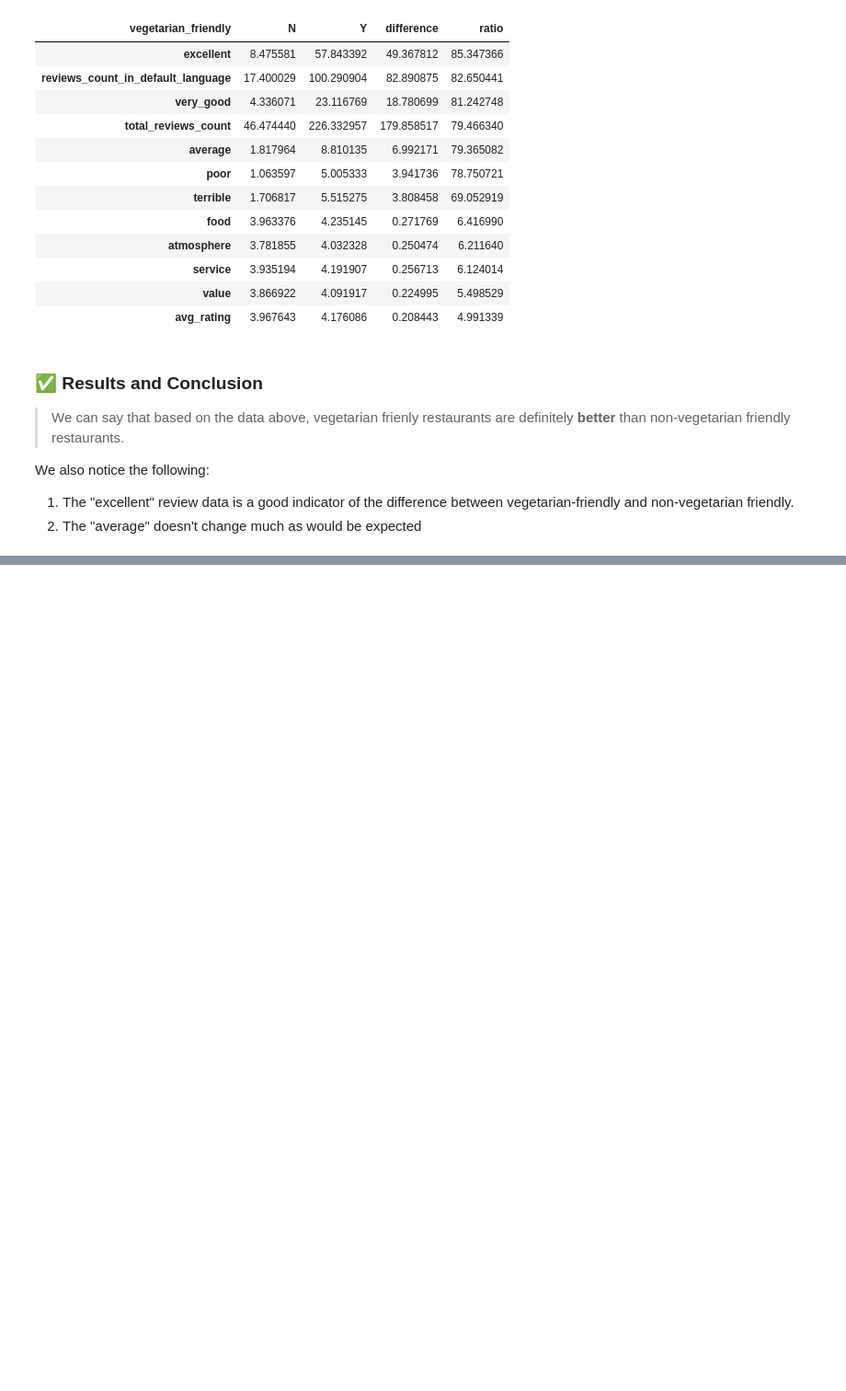
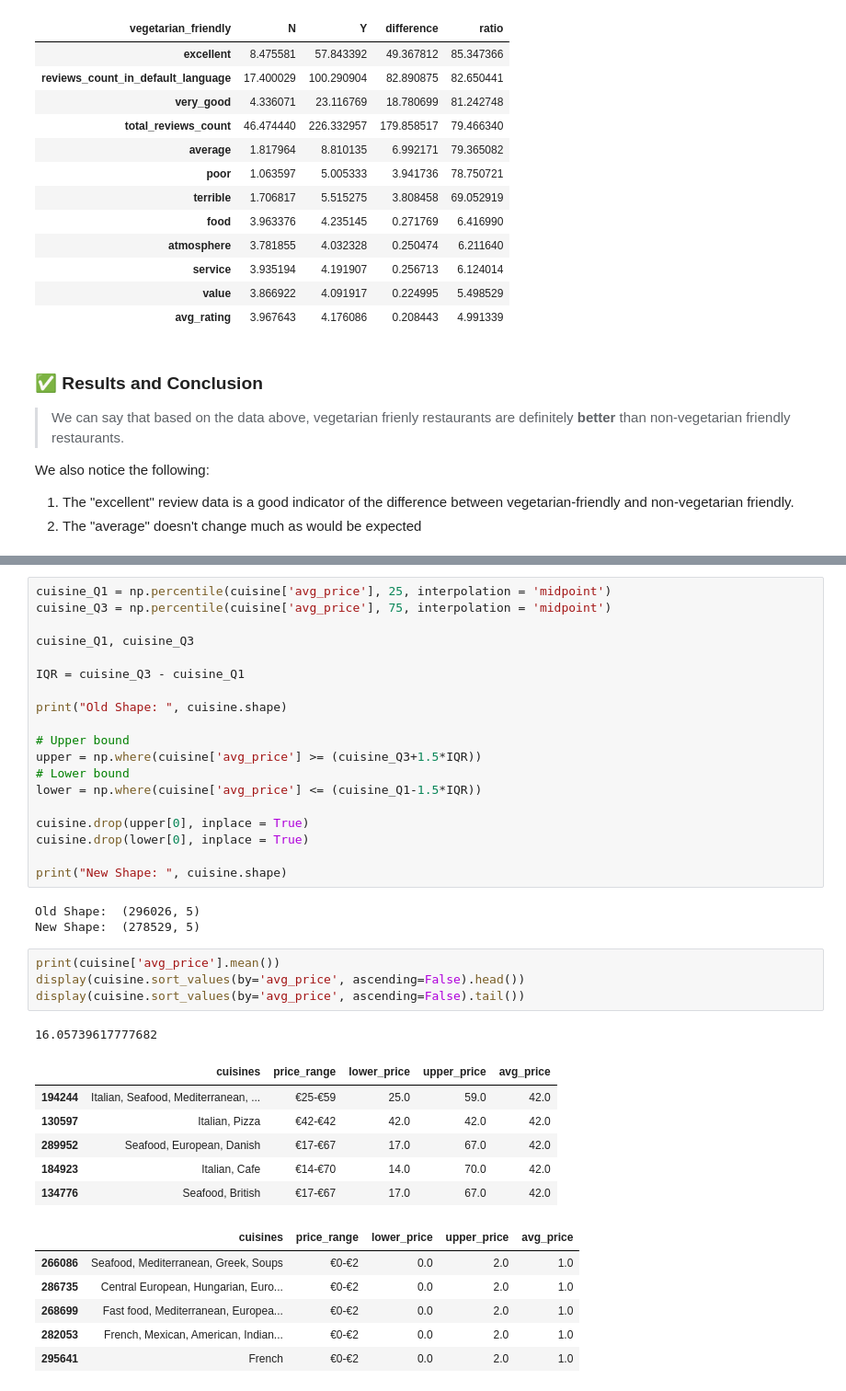
Before and after one commit to nablosos/food-data-analysis, a Jupyter notebook: project.ipynb, the cells around one changed output, grey strips where cells are left out. Shown at 92% size. Cells and saved outputs as stored; diff of their text form; blank space fills up the shorter version.

```diff
--- a/project.ipynb
+++ b/project.ipynb
@@ -415,0 +480,40 @@ We also notice the following:
+# %%
+cuisine_Q1 = np.percentile(cuisine['avg_price'], 25, interpolation = 'midpoint')
+cuisine_Q3 = np.percentile(cuisine['avg_price'], 75, interpolation = 'midpoint')
+
+cuisine_Q1, cuisine_Q3
+
+IQR = cuisine_Q3 - cuisine_Q1
+
+print("Old Shape: ", cuisine.shape)
+
+# Upper bound
+upper = np.where(cuisine['avg_price'] >= (cuisine_Q3+1.5*IQR))
+# Lower bound
+lower = np.where(cuisine['avg_price'] <= (cuisine_Q1-1.5*IQR))
+
+cuisine.drop(upper[0], inplace = True)
+cuisine.drop(lower[0], inplace = True)
+
+print("New Shape: ", cuisine.shape)
+# %% [output]
+Old Shape:  (296026, 5)
+New Shape:  (278529, 5)
+# %%
+print(cuisine['avg_price'].mean())
+display(cuisine.sort_values(by='avg_price', ascending=False).head())
+display(cuisine.sort_values(by='avg_price', ascending=False).tail())
+# %% [output]
+16.05739617777682
+|  | cuisines | price_range | lower_price | upper_price | avg_price |
+| 194244 | Italian, Seafood, Mediterranean, ... | €25-€59 | 25.0 | 59.0 | 42.0 |
+| 130597 | Italian, Pizza | €42-€42 | 42.0 | 42.0 | 42.0 |
+| 289952 | Seafood, European, Danish | €17-€67 | 17.0 | 67.0 | 42.0 |
+| 184923 | Italian, Cafe | €14-€70 | 14.0 | 70.0 | 42.0 |
+| 134776 | Seafood, British | €17-€67 | 17.0 | 67.0 | 42.0 |
+|  | cuisines | price_range | lower_price | upper_price | avg_price |
+| 266086 | Seafood, Mediterranean, Greek, Soups | €0-€2 | 0.0 | 2.0 | 1.0 |
+| 286735 | Central European, Hungarian, Euro... | €0-€2 | 0.0 | 2.0 | 1.0 |
+| 268699 | Fast food, Mediterranean, Europea... | €0-€2 | 0.0 | 2.0 | 1.0 |
+| 282053 | French, Mexican, American, Indian... | €0-€2 | 0.0 | 2.0 | 1.0 |
+| 295641 | French | €0-€2 | 0.0 | 2.0 | 1.0 |
```
Also changed, not shown: parts of 7 cells of this notebook.
